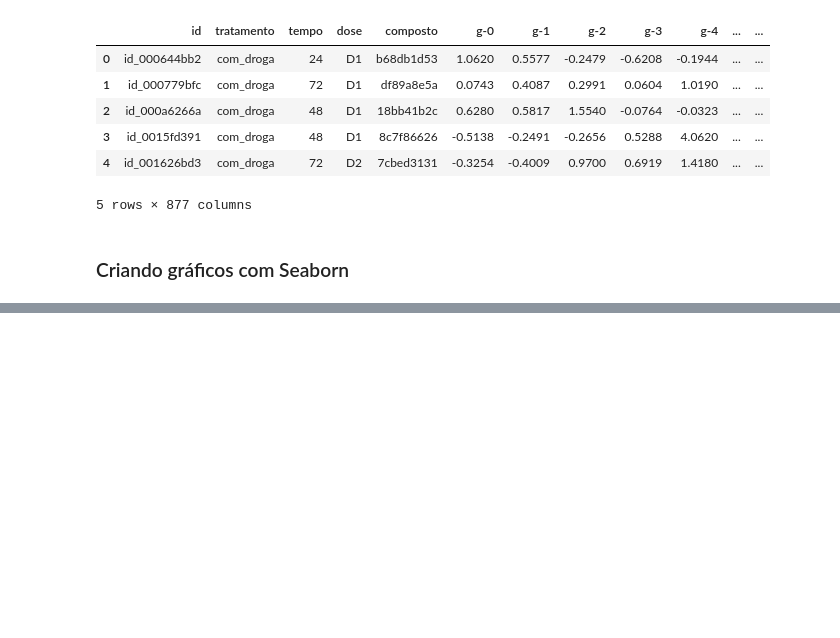
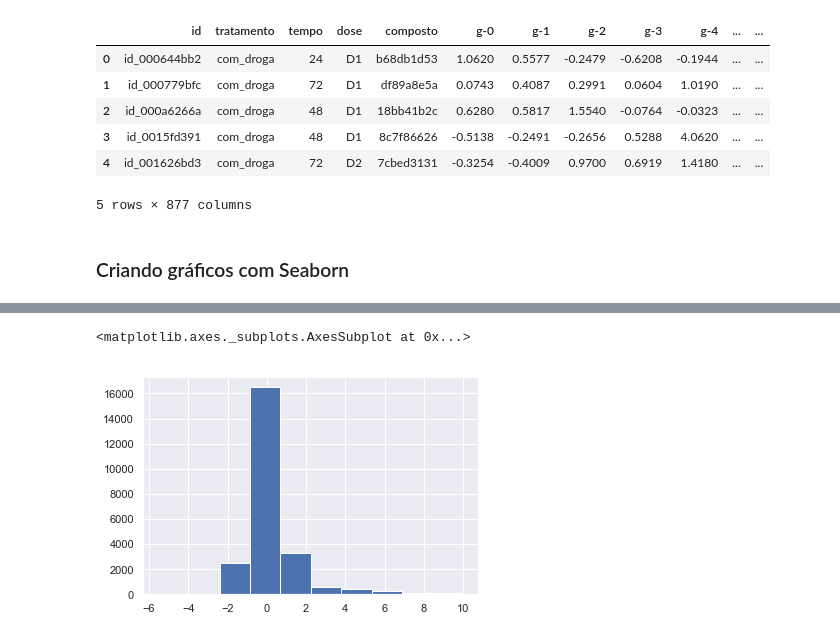
Before and after one commit to rafinhacarneiro/imersao-dados, a Jupyter notebook: imersao-dados.ipynb, the cells around one changed output, grey strips where cells are left out. Saved outputs shown, nothing was run; the diff lists cells and outputs as text; code cells hidden in the pictures; blank space fills up the shorter version.

```diff
--- a/imersao-dados.ipynb
+++ b/imersao-dados.ipynb
@@ -172,0 +182,5 @@ sns.countplot(x="composto", data=dados.query("composto in @cod_compostos"), orde
+# %%
+dados["g-0"].hist()
+# %% [output]
+<matplotlib.axes._subplots.AxesSubplot at 0x...>
+[figure, added]
```
Also changed, not shown: parts of 19 cells of this notebook, 1 other file.
